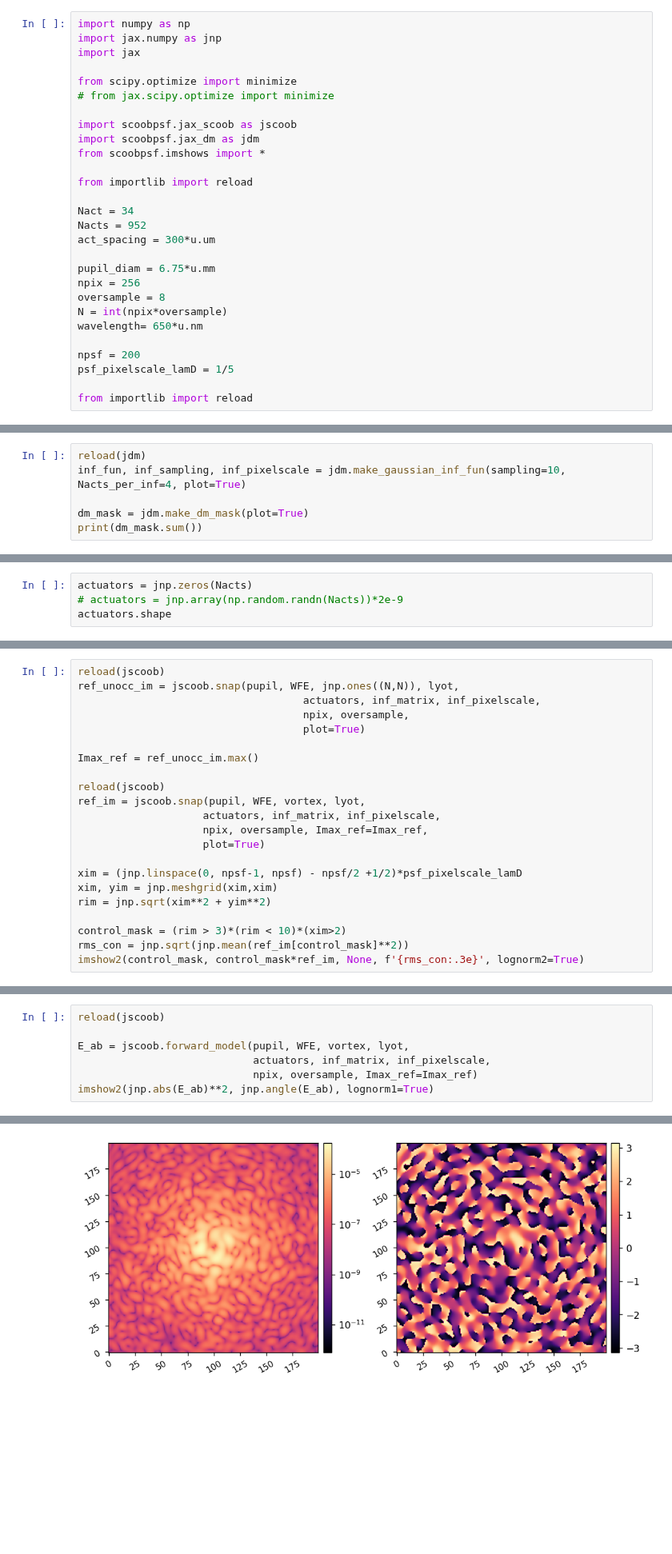
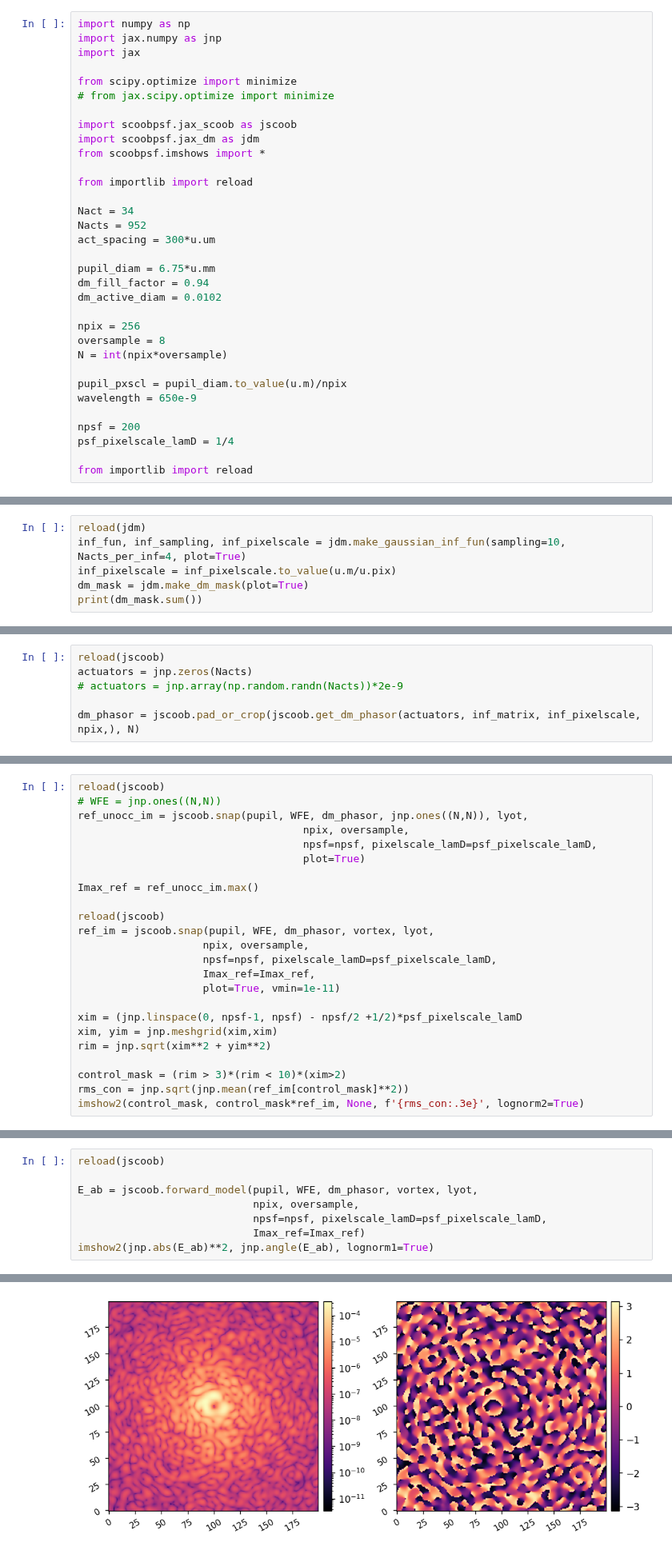
Before and after one commit to uasal/scoob-psf, a Jupyter notebook: example-notebooks/jax_scoob_cost_function.ipynb, the cells around one changed output, grey strips where cells are left out. Shown at 80% size. Drawn from its saved outputs; the diff is of its cells as text; blank space fills up the shorter version.

```diff
--- a/example-notebooks/jax_scoob_cost_function.ipynb
+++ b/example-notebooks/jax_scoob_cost_function.ipynb
@@ -17,13 +17,18 @@ Nacts = 952
 act_spacing = 300*u.um
 
 pupil_diam = 6.75*u.mm
+dm_fill_factor = 0.94
+dm_active_diam = 0.0102
+
 npix = 256
 oversample = 8
 N = int(npix*oversample)
-wavelength= 650*u.nm
+
+pupil_pxscl = pupil_diam.to_value(u.m)/npix
+wavelength = 650e-9
 
 npsf = 200
-psf_pixelscale_lamD = 1/5
+psf_pixelscale_lamD = 1/4
 
 from importlib import reload
 # %% [output]
@@ -34,7 +40,7 @@ Jax device: cpu
 # %%
 reload(jdm)
 inf_fun, inf_sampling, inf_pixelscale = jdm.make_gaussian_inf_fun(sampling=10, Nacts_per_inf=4, plot=True)
-
+inf_pixelscale = inf_pixelscale.to_value(u.m/u.pix)
 dm_mask = jdm.make_dm_mask(plot=True)
 print(dm_mask.sum())
 # %% [output]
@@ -73,7 +87,9 @@ Jax device: cpu
 [figure]
 [figure]
 # %%
+reload(jscoob)
 actuators = jnp.zeros(Nacts)
 # actuators = jnp.array(np.random.randn(Nacts))*2e-9
-actuators.shape
+
+dm_phasor = jscoob.pad_or_crop(jscoob.get_dm_phasor(actuators, inf_matrix, inf_pixelscale, npix,), N)
 # %% [output]
@@ -81,17 +98,19 @@ actuators.shape
 # %%
 reload(jscoob)
-ref_unocc_im = jscoob.snap(pupil, WFE, jnp.ones((N,N)), lyot,
-                                    actuators, inf_matrix, inf_pixelscale,
+# WFE = jnp.ones((N,N))
+ref_unocc_im = jscoob.snap(pupil, WFE, dm_phasor, jnp.ones((N,N)), lyot,
                                     npix, oversample,
+                                    npsf=npsf, pixelscale_lamD=psf_pixelscale_lamD,
                                     plot=True)
 
 Imax_ref = ref_unocc_im.max()
 
 reload(jscoob)
-ref_im = jscoob.snap(pupil, WFE, vortex, lyot,
-                    actuators, inf_matrix, inf_pixelscale,
-                    npix, oversample, Imax_ref=Imax_ref,
-                    plot=True)
+ref_im = jscoob.snap(pupil, WFE, dm_phasor, vortex, lyot,
+                    npix, oversample,
+                    npsf=npsf, pixelscale_lamD=psf_pixelscale_lamD,
+                    Imax_ref=Imax_ref,
+                    plot=True, vmin=1e-11)
 
 xim = (jnp.linspace(0, npsf-1, npsf) - npsf/2 +1/2)*psf_pixelscale_lamD
 xim, yim = jnp.meshgrid(xim,xim)
@@ -107,8 +130,9 @@ NameError: name 'inf_matrix' is not defined
 # %%
 reload(jscoob)
 
-E_ab = jscoob.forward_model(pupil, WFE, vortex, lyot,
-                            actuators, inf_matrix, inf_pixelscale,
-                            npix, oversample, Imax_ref=Imax_ref)
+E_ab = jscoob.forward_model(pupil, WFE, dm_phasor, vortex, lyot,
+                            npix, oversample,
+                            npsf=npsf, pixelscale_lamD=psf_pixelscale_lamD,
+                            Imax_ref=Imax_ref)
 imshow2(jnp.abs(E_ab)**2, jnp.angle(E_ab), lognorm1=True)
 # %% [output]
@@ -117,4 +141,4 @@ Jax device: NVIDIA A100 80GB PCIe
-[figure, old version]
+[figure, new version]
 # %% [markdown]
 ![image.png](attachment:image.png)
 # %% [markdown]
```
Also changed, not shown: parts of 13 cells of this notebook, 2 other files.
